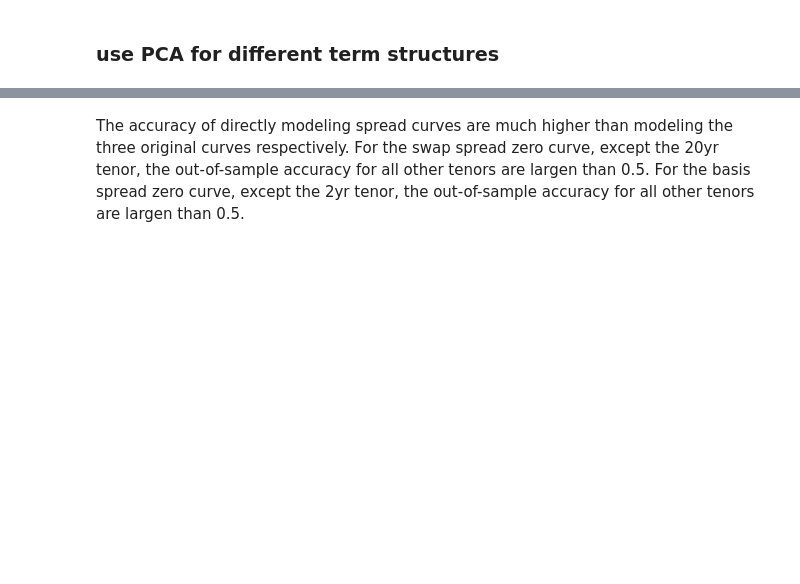
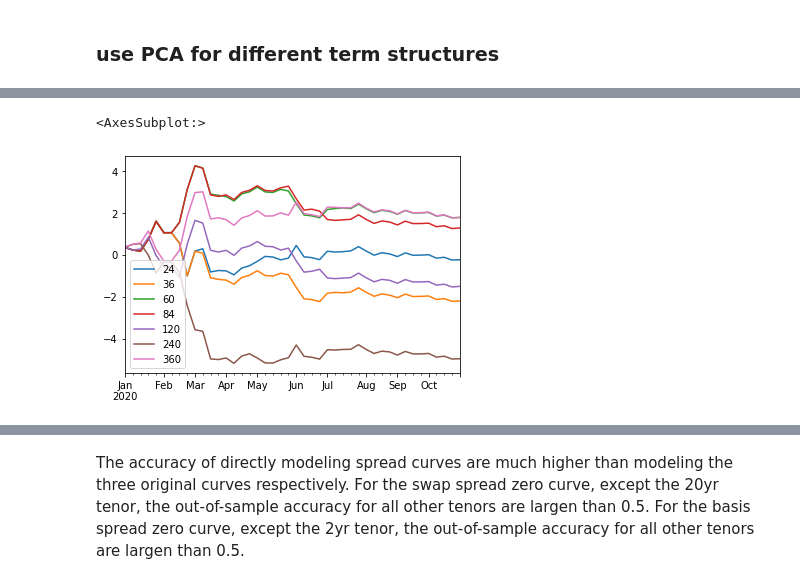
Before and after one commit to DarseZ/CurveFrcst-Using-ManifoldLrn, a Jupyter notebook: DmnsRdct_StateFrcst.ipynb, the cells around one changed output, grey strips where cells are left out. Cells and saved outputs as stored; diff of their text form; code cells hidden in the pictures; blank space fills up the shorter version.

```diff
--- a/DmnsRdct_StateFrcst.ipynb
+++ b/DmnsRdct_StateFrcst.ipynb
@@ -421,6 +416,14 @@ with $\beta = \phi$ and $\alpha = \mu (1-\phi)$.
 # %%
 for col in Treasury_zero_low.columns:
+    # apply Ljung-Box test before ARMA fitting
+    LB_res = smd.acorr_ljungbox(Treasury_zero_low[col], lags=[5, 11, 22], return_df=True)
+    print(LB_res['lb_pvalue'].map('{:,.6f}'.format))
+    # ARMA fitting
     AR1 = sml.ARMA( Treasury_zero_low[col], (1,0) ).fit(disp=0, method='css')
+    # apply Ljung-Box test after ARMA fitting
+    LB_res_post = smd.acorr_ljungbox(AR1.resid, lags=[5, 11, 22], model_df = 1+0, return_df=True)
+    print(LB_res_post['lb_pvalue'].map('{:,.6f}'.format),'\n')
+
     print("mu = %.4f" % AR1.params[0])
     print("beta = %.4f" % AR1.params[1])
     alpha = AR1.params[0] * (1-AR1.params[1])
@@ -599,0 +634,11 @@ beta_last =  0.818866350473602 P_last =  0.004852023950455317
+# %%
+for col in Treasury_zero_low.columns:
+    # apply Ljung-Box test before ARMA fitting
+    LB_res = smd.acorr_ljungbox(Treasury_zero_low[col], lags=[5, 11, 22], return_df=True)
+    print(LB_res['lb_pvalue'].map('{:,.6f}'.format))
+    # ARMA fitting
+    ARMA11 = smss.SARIMAX( Treasury_zero_low[col], order=(1,0,1) )
+    res_fit = ARMA11.fit(disp=0,method='lbfgs')
+    # estimate parameters via maximum likelihood and return a results object
+    # this object will have also performed Kalman filtering and smoothing at the estimated parameters).
+    print(res_fit.summary(),'\n')
@@ -675,5 +778,5 @@ def Backtesting_PCA(curve_data, rolling_window=60):
 # %%
-res_SwapSpd_zero = Backtesting_PCA(SwapSpd_zero, rolling_window=60)
+res_SwapSpd_zero, PnL_SwapSpd_zero, prices_SwapSpd_zero = Backtesting_PCA(SwapSpd_zero, rolling_window=60)
 # %%
 res_SwapSpd_zero
 # %% [output]
@@ -695,0 +784,5 @@ res_SwapSpd_zero
+# %%
+PnL_SwapSpd_zero.cumsum().plot()
+# %% [output]
+<AxesSubplot:>
+[figure, added]
```
Also changed, not shown: parts of 27 cells of this notebook.
